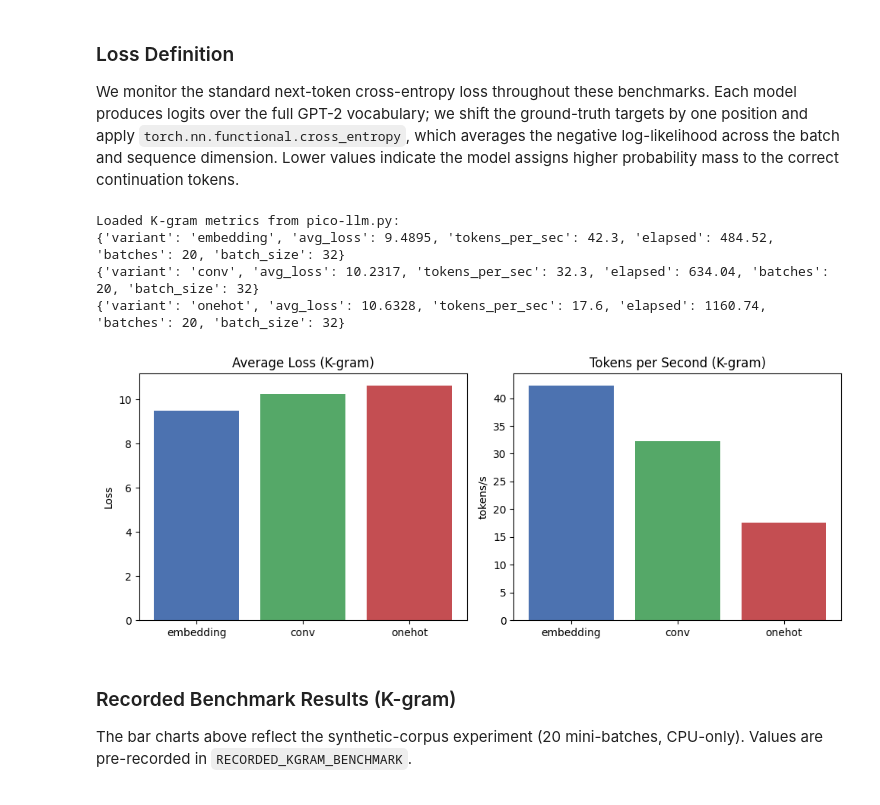
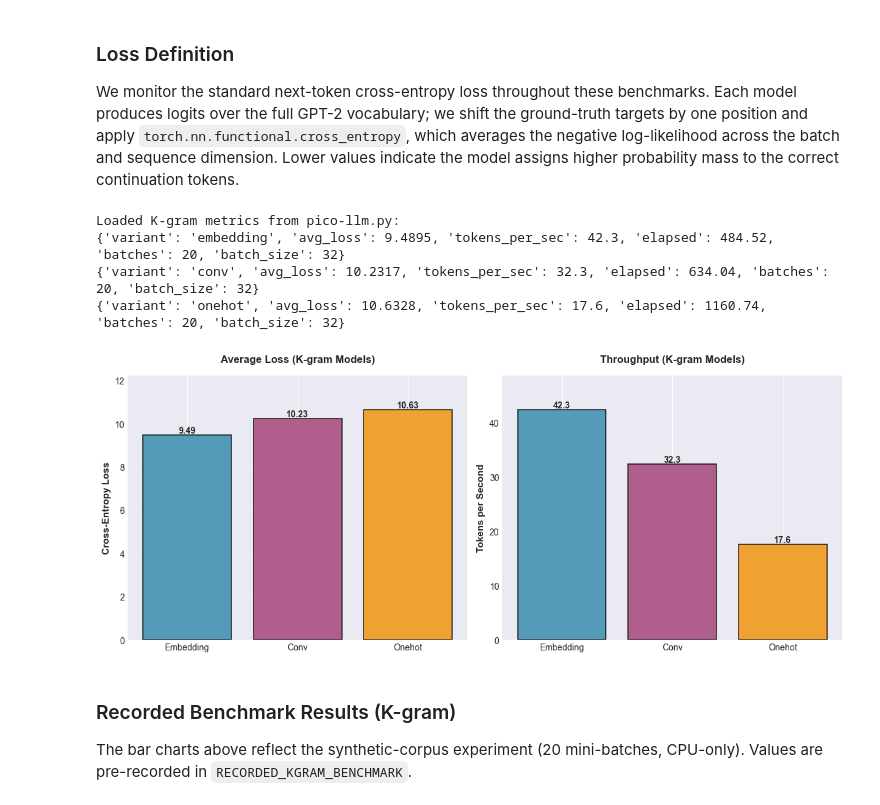
Before and after one commit to ParvaPatel/ml-fall-2025-pic-llm, a Jupyter notebook: pico-llm.ipynb, the cells around one changed output. Cells and saved outputs as stored; diff of their text form; code cells hidden in the pictures.

```diff
--- a/pico-llm.ipynb
+++ b/pico-llm.ipynb
@@ -17,46 +17,82 @@ We monitor the standard next-token cross-entropy loss throughout these benchmark
 import matplotlib.pyplot as plt
 from pathlib import Path
 import importlib.util
+
+# Set style for better-looking plots
+try:
+    plt.style.use('seaborn-v0_8-darkgrid')
+except:
+    try:
+        plt.style.use('seaborn-darkgrid')
+    except:
+        plt.style.use('default')
+plt.rcParams['figure.dpi'] = 100
+plt.rcParams['font.size'] = 10
 
 def _load_module():
     spec = importlib.util.spec_from_file_location("pico_llm_module", Path("pico-llm.py"))
     if spec is None or spec.loader is None:
         raise RuntimeError("Unable to locate pico-llm.py for recorded artifacts.")
     module = importlib.util.module_from_spec(spec)
     spec.loader.exec_module(module)  # type: ignore[attr-defined]
     return module
 
 mod = _load_module()
 kgram_metrics = getattr(mod, "RECORDED_KGRAM_BENCHMARK", [])
 transformer_metrics = getattr(mod, "RECORDED_TRANSFORMER_BENCHMARK", [])
 transformer_presets = getattr(mod, "TRANSFORMER_PRESETS", {})
 default_transformer = "gptoss"
 default_cfg = transformer_presets.get(default_transformer, {})
 nucleus_examples = getattr(mod, "RECORDED_NUCLEUS_EXAMPLES", [])
 
 print("Loaded K-gram metrics from pico-llm.py:")
 for entry in kgram_metrics:
     print(entry)
 
-labels = [m["variant"] for m in kgram_metrics]
+labels = [m["variant"].title() for m in kgram_metrics]
 losses = [m["avg_loss"] for m in kgram_metrics]
 throughputs = [m["tokens_per_sec"] for m in kgram_metrics]
 
-fig, axes = plt.subplots(1, 2, figsize=(10, 4))
-axes[0].bar(labels, losses, color=["#4c72b0", "#55a868", "#c44e52"])
-axes[0].set_title("Average Loss (K-gram)")
-axes[0].set_ylabel("Loss")
-axes[1].bar(labels, throughputs, color=["#4c72b0", "#55a868", "#c44e52"])
-axes[1].set_title("Tokens per Second (K-gram)")
-axes[1].set_ylabel("tokens/s")
+# Create figure with better styling
+fig, axes = plt.subplots(1, 2, figsize=(12, 5))
+colors = ["#2E86AB", "#A23B72", "#F18F01"]
+
+# Loss plot
+bars1 = axes[0].bar(labels, losses, color=colors, alpha=0.8, edgecolor='black', linewidth=1.2)
+axes[0].set_title("Average Loss (K-gram Models)", fontsize=12, fontweight='bold', pad=15)
+axes[0].set_ylabel("Cross-Entropy Loss", fontsize=11, fontweight='bold')
+axes[0].grid(axis='y', alpha=0.3, linestyle='--')
+axes[0].set_ylim(0, max(losses) * 1.15)
+
+# Add value labels on bars
+for bar, loss in zip(bars1, losses):
+    height = bar.get_height()
+    axes[0].text(bar.get_x() + bar.get_width()/2., height,
+                f'{loss:.2f}',
+                ha='center', va='bottom', fontsize=10, fontweight='bold')
+
+# Throughput plot
+bars2 = axes[1].bar(labels, throughputs, color=colors, alpha=0.8, edgecolor='black', linewidth=1.2)
+axes[1].set_title("Throughput (K-gram Models)", fontsize=12, fontweight='bold', pad=15)
+axes[1].set_ylabel("Tokens per Second", fontsize=11, fontweight='bold')
+axes[1].grid(axis='y', alpha=0.3, linestyle='--')
+axes[1].set_ylim(0, max(throughputs) * 1.15)
+
+# Add value labels on bars
+for bar, throughput in zip(bars2, throughputs):
+    height = bar.get_height()
+    axes[1].text(bar.get_x() + bar.get_width()/2., height,
+                f'{throughput:.1f}',
+                ha='center', va='bottom', fontsize=10, fontweight='bold')
+
 plt.tight_layout()
 plt.show()
 # %% [output]
 Loaded K-gram metrics from pico-llm.py:
 {'variant': 'embedding', 'avg_loss': 9.4895, 'tokens_per_sec': 42.3, 'elapsed': 484.52, 'batches': 20, 'batch_size': 32}
 {'variant': 'conv', 'avg_loss': 10.2317, 'tokens_per_sec': 32.3, 'elapsed': 634.04, 'batches': 20, 'batch_size': 32}
 {'variant': 'onehot', 'avg_loss': 10.6328, 'tokens_per_sec': 17.6, 'elapsed': 1160.74, 'batches': 20, 'batch_size': 32}
-[figure, old version]
+[figure, new version]
 # %% [markdown]
 ### Recorded Benchmark Results (K-gram)
 The bar charts above reflect the synthetic-corpus experiment (20 mini-batches, CPU-only). Values are pre-recorded in `RECORDED_KGRAM_BENCHMARK`.
```
Also changed, not shown: parts of 5 cells of this notebook, 15 other files.
